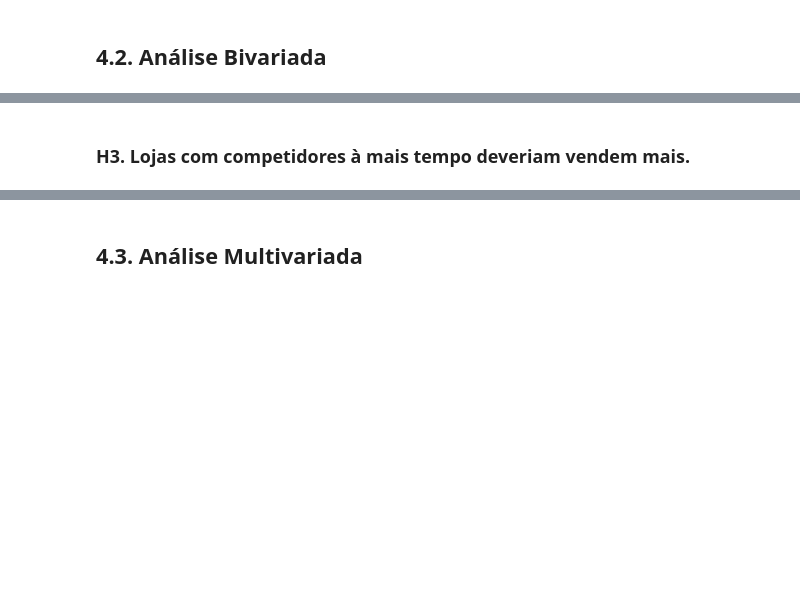
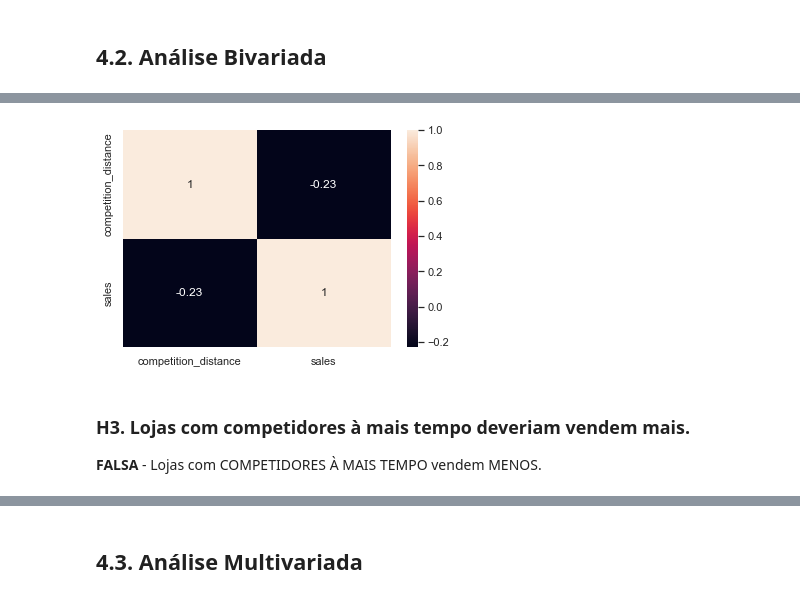
Before and after one commit to NaylsonS/rossman-store-sales, a Jupyter notebook: m02_v01_store_sales_prediction.ipynb, the cells around one changed output, grey strips where cells are left out. Saved outputs shown, nothing was run; the diff lists cells and outputs as text; code cells hidden in the pictures; blank space fills up the shorter version.

```diff
--- a/m02_v01_store_sales_prediction.ipynb
+++ b/m02_v01_store_sales_prediction.ipynb
@@ -446,2 +489,8 @@ sns.barplot( x='assortment', y='sales', data=aux1 );
+# %%
+plt.figure(figsize=(6,4))
+sns.heatmap( aux1.corr( method='pearson' ), annot=True );
+# %% [output]
+[figure, added]
 # %% [markdown]
 ### H3. Lojas com competidores à mais tempo deveriam vendem mais.
+**FALSA** - Lojas com COMPETIDORES À MAIS TEMPO vendem MENOS.
```
Also changed, not shown: parts of 38 cells of this notebook.
